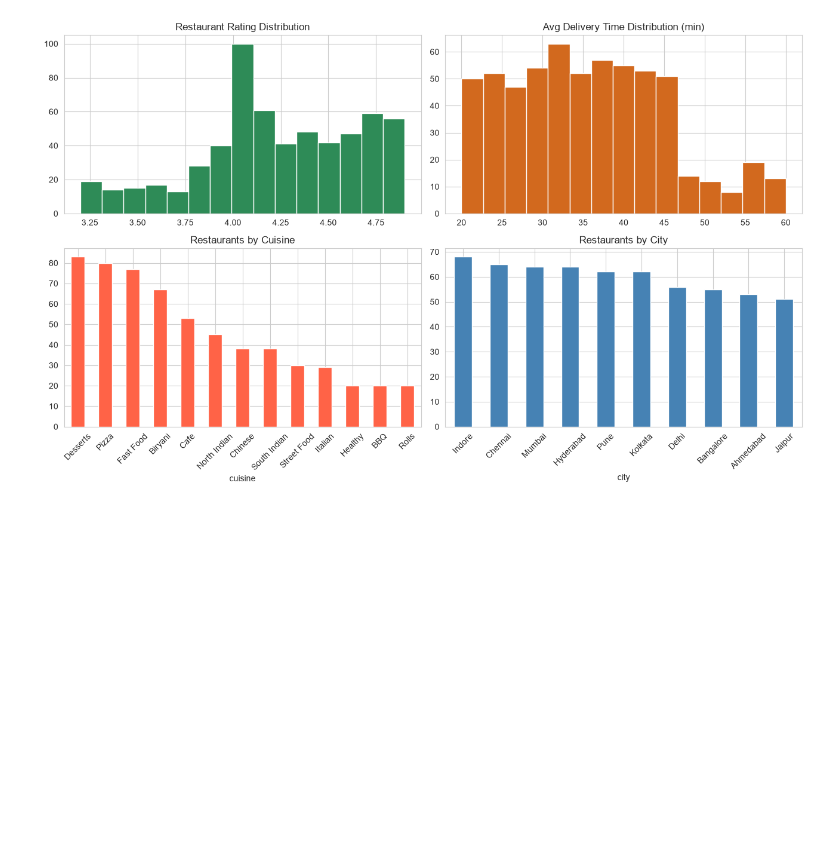
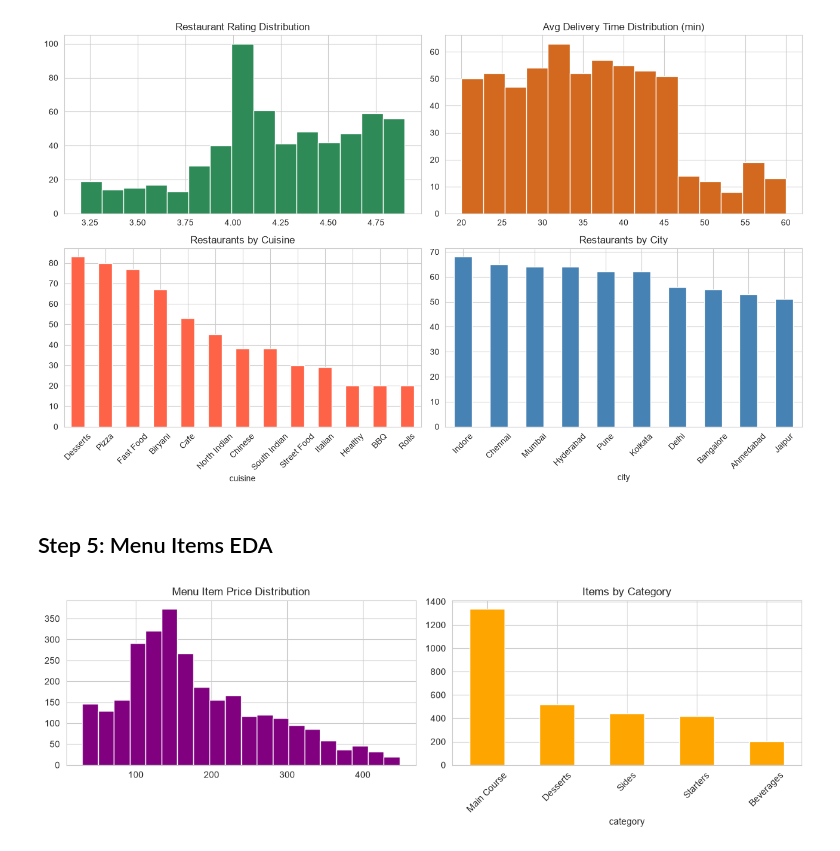
Before and after one commit to Monik17/zomato-funnel-analytics, a Jupyter notebook: notebooks/eda.ipynb, the cells around one changed output. Cells and saved outputs as stored; diff of their text form; code cells hidden in the pictures; blank space fills up the shorter version.

Commit message:
add menu items EDA

```diff
--- a/notebooks/eda.ipynb
+++ b/notebooks/eda.ipynb
@@ -369,3 +369,19 @@ plt.tight_layout()
 plt.show()
 # %% [output]
 [figure]
+# %% [markdown]
+## Step 5: Menu Items EDA
+# %%
+fig, axes = plt.subplots(1, 2, figsize=(12, 4))
+
+axes[0].hist(menu_items["price"], bins=20, color="purple", edgecolor="white")
+axes[0].set_title("Menu Item Price Distribution")
+
+menu_items["category"].value_counts().plot.bar(ax=axes[1], color="orange")
+axes[1].set_title("Items by Category")
+axes[1].tick_params(axis="x", rotation=45)
+
+plt.tight_layout()
+plt.show()
+# %% [output]
+[figure, added]
```
